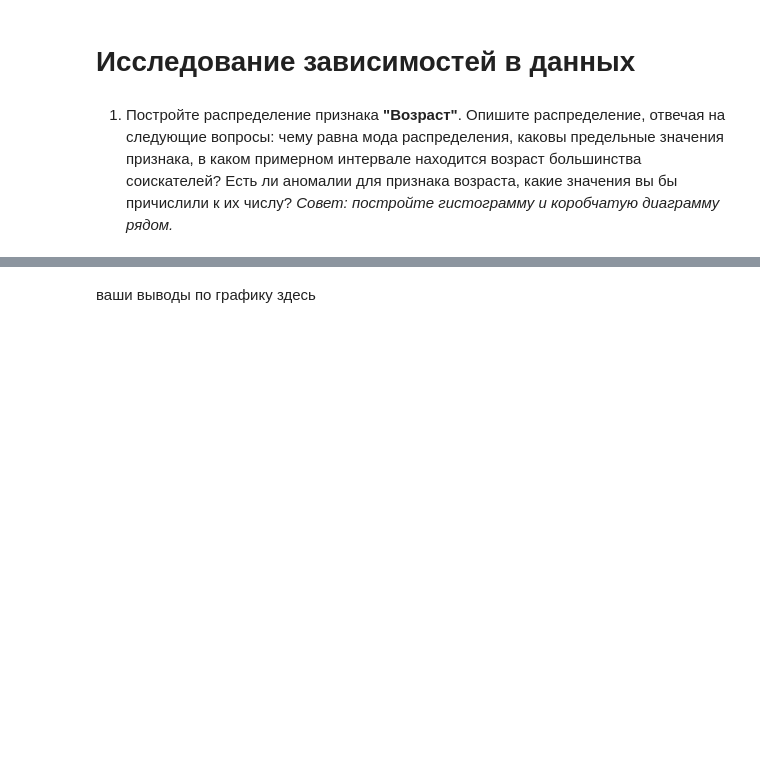
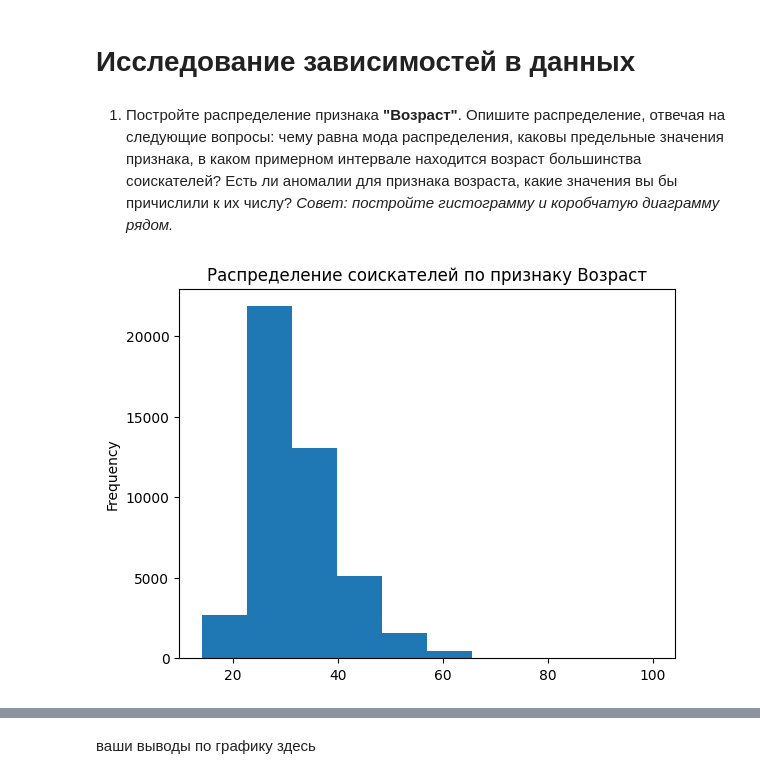
Before and after one commit to sanchopanso92/IDE, a Jupyter notebook: Project 1/Project-1. Ноутбук-шаблон.ipynb, the cells around one changed output, grey strips where cells are left out. Cells and saved outputs as stored; diff of their text form; code cells hidden in the pictures; blank space fills up the shorter version.

```diff
--- a/Project 1/Project-1. Ноутбук-шаблон.ipynb
+++ b/Project 1/Project-1. Ноутбук-шаблон.ipynb
@@ -264,0 +291,15 @@ df['Занятость']
+# %%
+#полная занятость, частичная занятость, проектная работа, волонтёрство, стажировка)
+
+employments = ['полная занятость', 'частичная занятость',
+              'проектная работа', 'волонтерство', 'стажировка']
+charts = ['полный день', 'сменный график',
+         'гибкий график', 'удаленная работа',
+         'вахтовый метод']
+for employment, chart in zip(employments, charts):
+    df[employment] = df['Занятость'].apply(lambda x: employment in x)
+    df[chart] = df['График'].apply(lambda x: chart in x)
+df = df.drop('Занятость', axis=1)
+df = df.drop('График', axis=1)
+print(df[df['проектная работа'] & df['волонтерство']].shape[0])
+print(df[df['вахтовый метод'] & df['гибкий график']].shape[0])
@@ -303,0 +346,17 @@ df['Занятость']
+# %%
+df['Обновление резюме']=pd.to_datetime(df['Обновление резюме'], dayfirst=True)
+df['Обновление резюме']=df['Обновление резюме'].dt.date
+df['ЗП_сумма']=df['ЗП'].apply(lambda x: x.split(' ')[0])
+df['ЗП_валюта']=df['ЗП'].apply(lambda x: x.split(' ')[1].strip())
+df['ЗП_сумма'].value_counts()
+
+ex_rates=pd.read_csv('data/ExchangeRates.csv')
+ex_rates['date']=pd.to_datetime(ex_rates['date'])
+ex_rates['date']=ex_rates['date'].dt.date
+ex_rates['ex_rate']=ex_rates['close'].astype('float')/ex_rates['proportion'].astype('float')
+ex_rates=ex_rates[[ 'date', 'currency', 'ex_rate']]
+
+df['ЗП_валюта']=df['ЗП_валюта'].replace({'бел.руб.': 'BYN', 'грн.': 'UAH', 'сум': 'UZS'})
+df=df.merge(right=ex_rates, how='left', left_on=['Обновление резюме', 'ЗП_валюта'], right_on=['date', 'currency'])
+df['ex_rate']=df['ex_rate'].fillna(1)
+df['ЗП (руб)']=df['ЗП_сумма'].astype('float')*df['ex_rate']
@@ -304,3 +367,7 @@ df['Занятость']
+# %%
+df = df.drop(['ЗП_сумма', 'ЗП_валюта', 'date', 'ex_rate',  'currency', 'ЗП'], axis=1)
+# %%
+df = df.drop('Образование и ВУЗ', axis=1)
 # %% [markdown]
 # Исследование зависимостей в данных
 # %% [markdown]
@@ -310,0 +376,4 @@ df['Занятость']
+# %%
+df['Возраст'].plot(kind='hist', title='Распределение соискателей по признаку Возраст');
+# %% [output]
+[figure, added]
```
Also changed, not shown: parts of 11 cells of this notebook, 1 other file.
